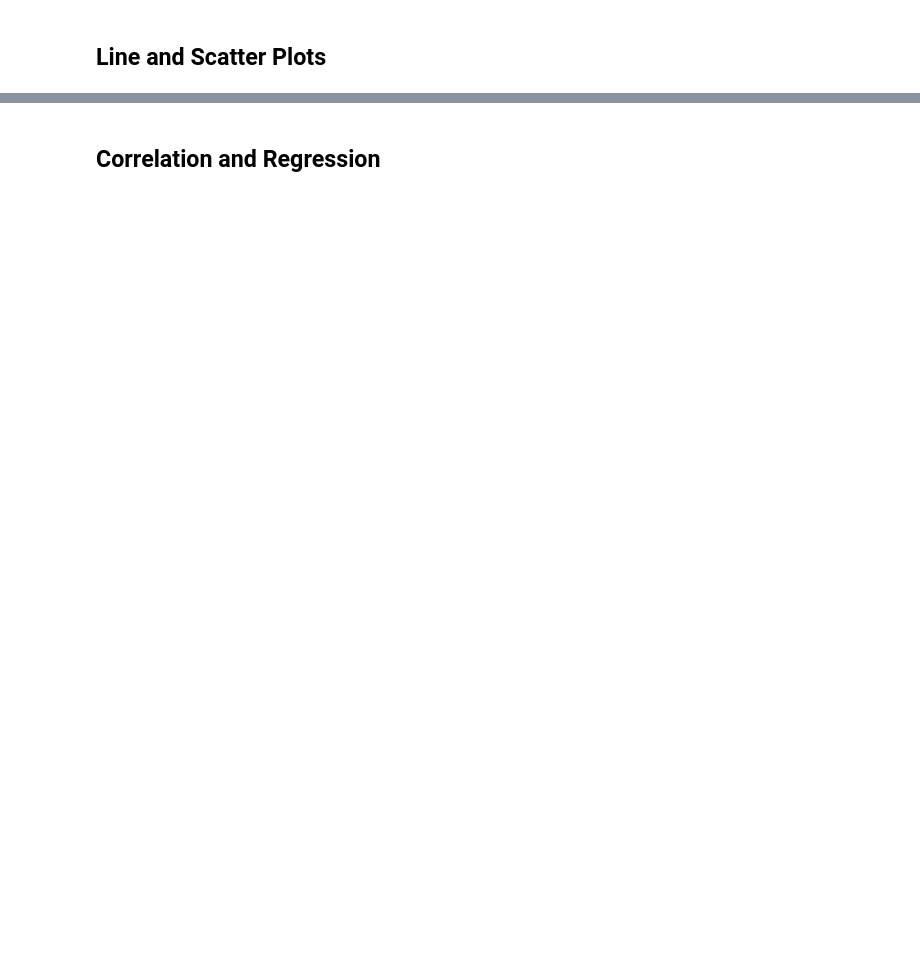
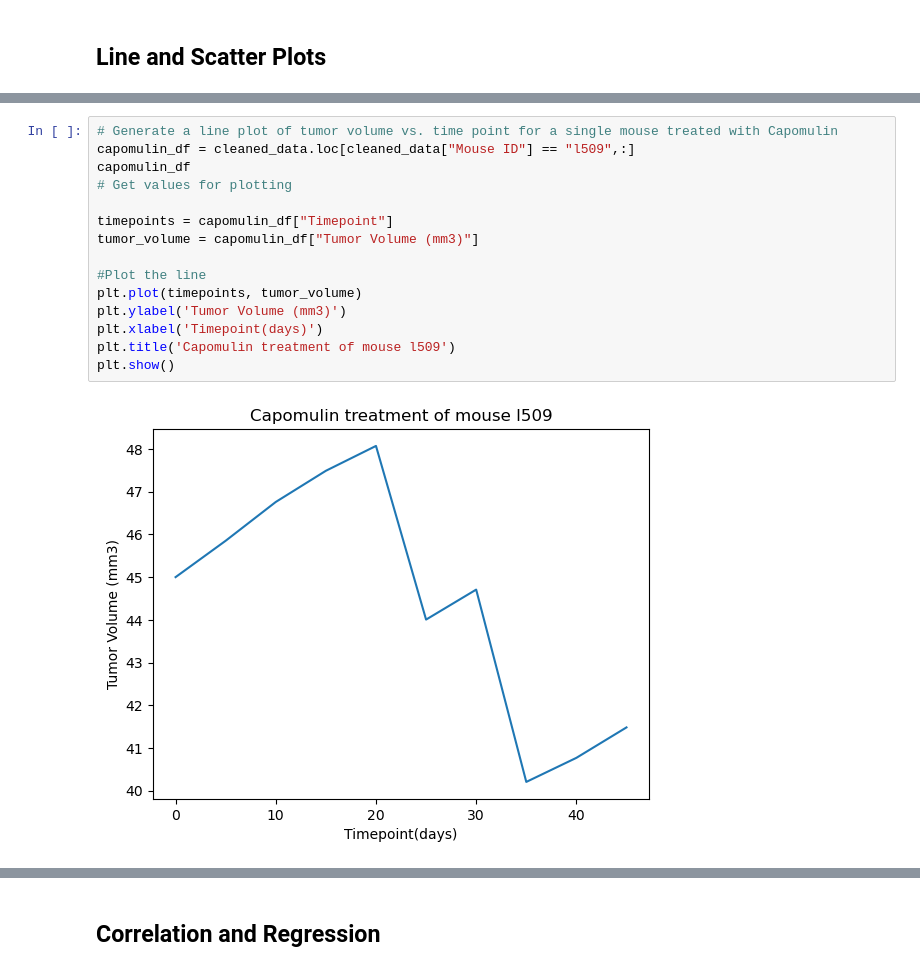
Before and after one commit to Asres-Dagnew/matplotlib-challenge, a Jupyter notebook: Pymaceuticals/pymaceuticals.ipynb, the cells around one changed output, grey strips where cells are left out. Saved outputs shown, nothing was run; the diff lists cells and outputs as text; blank space fills up the shorter version.

```diff
--- a/Pymaceuticals/pymaceuticals.ipynb
+++ b/Pymaceuticals/pymaceuticals.ipynb
@@ -220,0 +268,17 @@ Ceftamin's potential outliers: Series([], Name: Tumor Volume (mm3), dtype: float
+# %%
+# Generate a line plot of tumor volume vs. time point for a single mouse treated with Capomulin
+capomulin_df = cleaned_data.loc[cleaned_data["Mouse ID"] == "l509",:]
+capomulin_df
+# Get values for plotting
+
+timepoints = capomulin_df["Timepoint"]
+tumor_volume = capomulin_df["Tumor Volume (mm3)"]
+
+#Plot the line
+plt.plot(timepoints, tumor_volume)
+plt.ylabel('Tumor Volume (mm3)')
+plt.xlabel('Timepoint(days)')
+plt.title('Capomulin treatment of mouse l509')
+plt.show()
+# %% [output]
+[figure, added]
```
Also changed, not shown: parts of 11 cells of this notebook.
